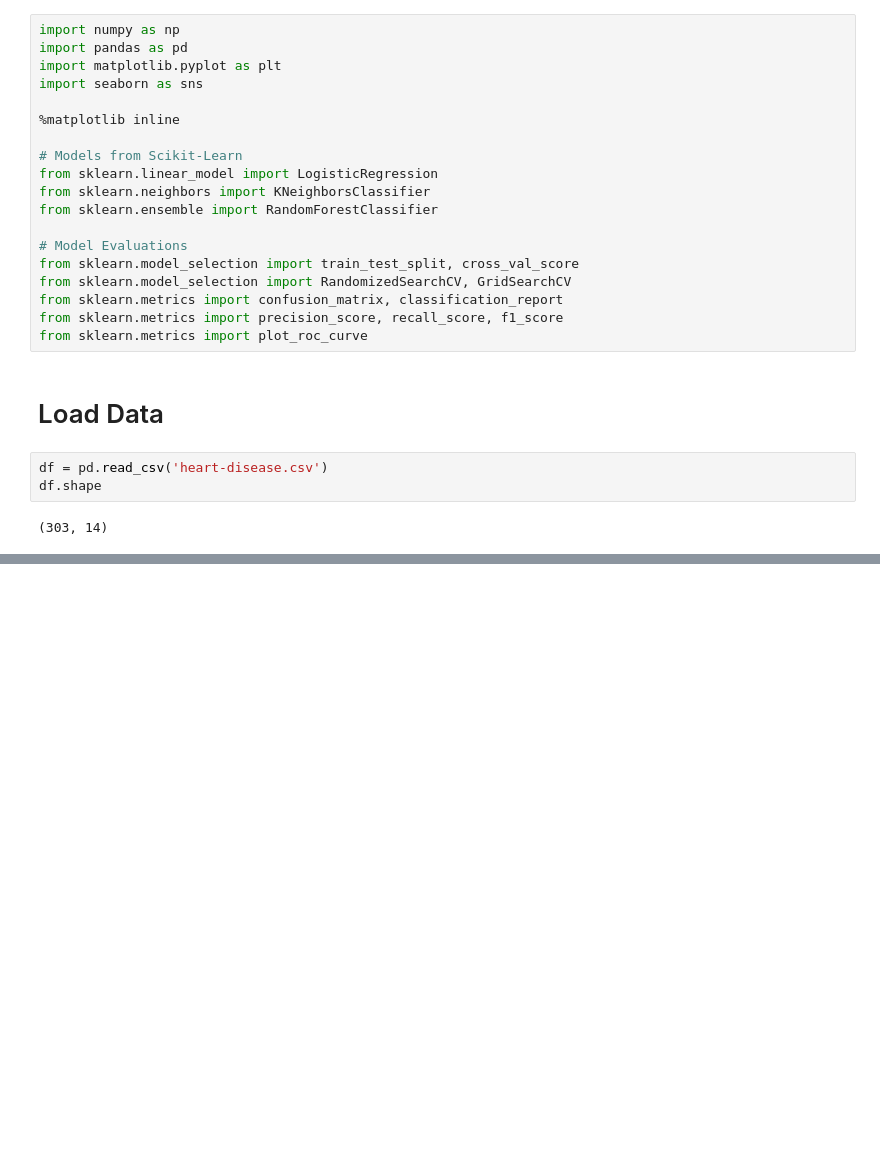
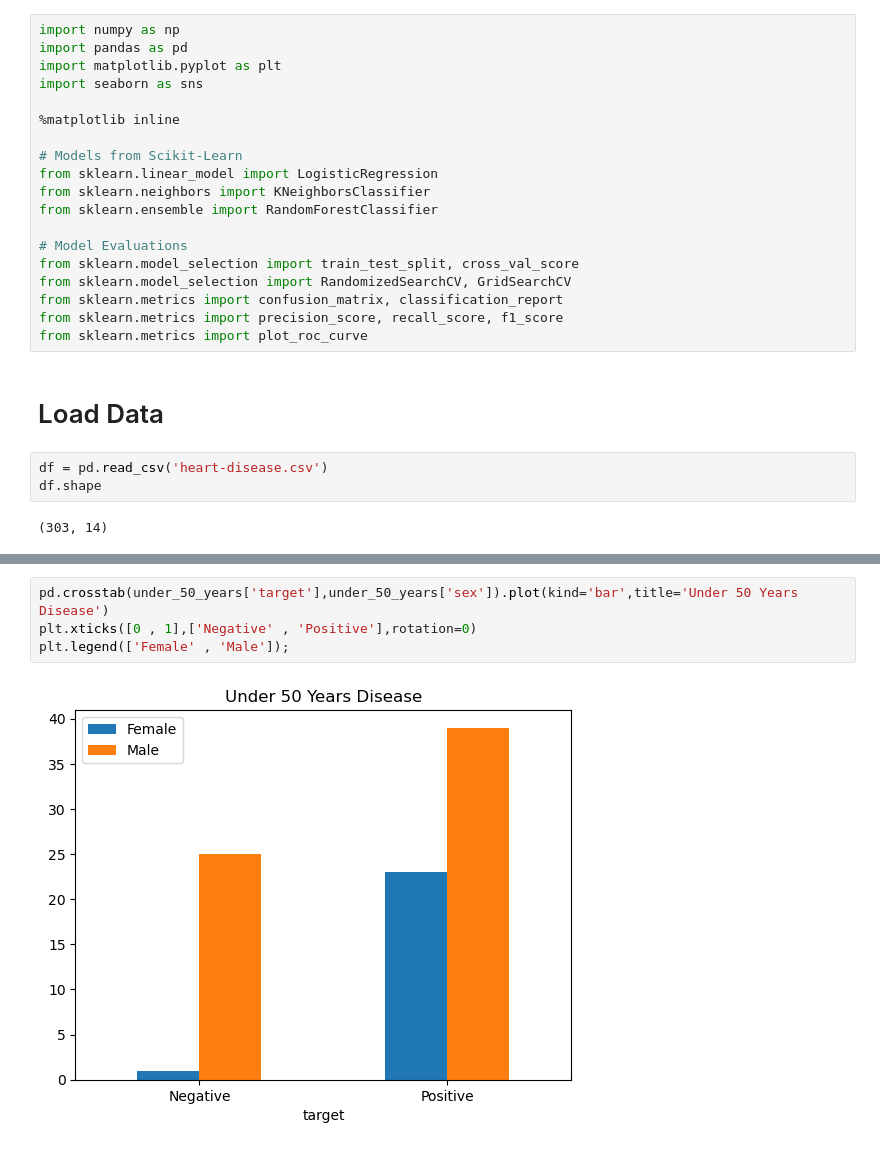
Before and after one commit to Hamid-Ba/heart-disease-project, a Jupyter notebook: Heart Disease Project.ipynb, the cells around one changed output, grey strips where cells are left out. Saved outputs shown, nothing was run; the diff lists cells and outputs as text; blank space fills up the shorter version.

```diff
--- a/Heart Disease Project.ipynb
+++ b/Heart Disease Project.ipynb
@@ -96,0 +146,6 @@ df.shape
+# %%
+pd.crosstab(under_50_years['target'],under_50_years['sex']).plot(kind='bar',title='Under 50 Years Disease')
+plt.xticks([0 , 1],['Negative' , 'Positive'],rotation=0)
+plt.legend(['Female' , 'Male']);
+# %% [output]
+[figure, added]
```
Also changed, not shown: parts of 8 cells of this notebook.
